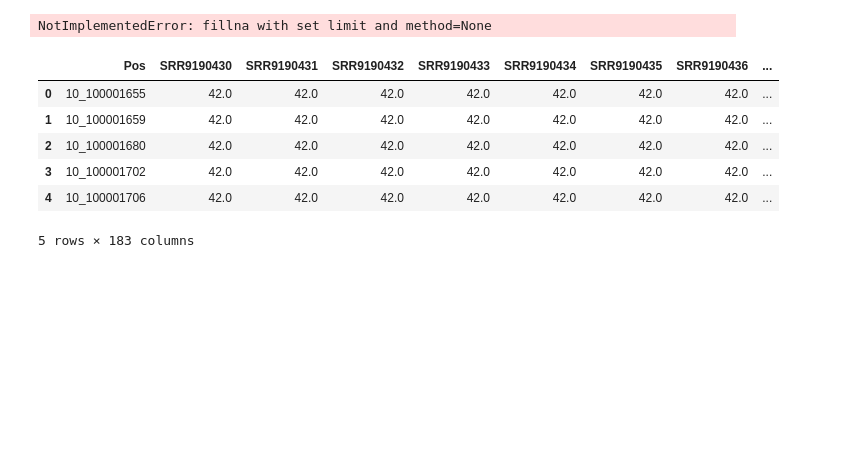
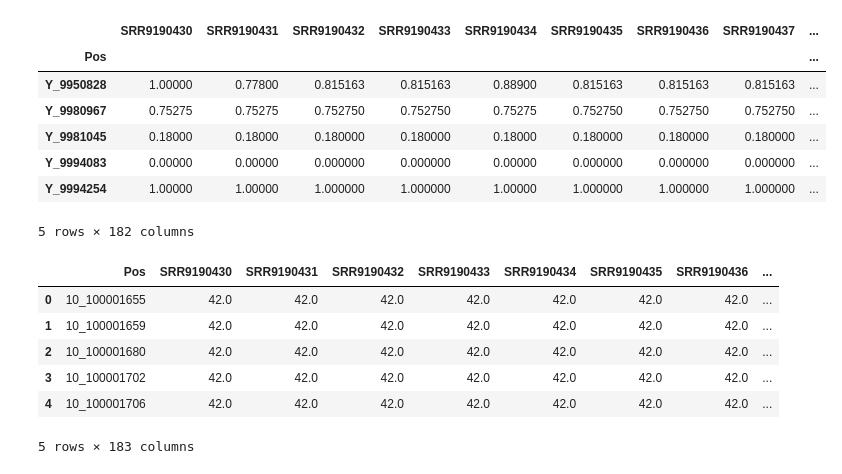
Before and after one commit to szazo/epigenetic-clock, a Jupyter notebook: prepare_data.ipynb, the cells around one changed output. Cells and saved outputs as stored; diff of their text form; code cells hidden in the pictures; blank space fills up the shorter version.

Commit message:
feat: prepare data using fillna

```diff
--- a/prepare_data.ipynb
+++ b/prepare_data.ipynb
@@ -46,0 +57,2 @@ Wall time: 51.2 ms
+# %%
+column_means = df.mean()
@@ -46,0 +63,2 @@ Wall time: 51.2 ms
+# %%
+df.fillna(column_means, inplace=True)
@@ -61,0 +74,6 @@ Length: 183, dtype: object
+# %%
+%%time
+
+import dask.dataframe as dd
+
+ddf = dd.from_pandas(df, npartitions=182)
@@ -62,7 +100,29 @@ Length: 183, dtype: object
 # %%
-withna = df.fillna(value=42, axis=1, limit=1)
+import dask
+import pandas as pd
+
+def fill_na_with_row_mean(df: pd.DataFrame):
+    return df.apply(lambda row: row.fillna(row.mean()), axis=1)
+
+ddf_filled = ddf.map_partitions(fill_na_with_row_mean, meta=ddf)
+
+
+
+#withna = df.fillna(value=42, axis=1, limit=1)
+#df_result = df.compute()
+
+#df_filled = df.apply(lambda row: row.fillna(row.mean()), axis=1)
-# %% [output]
-NotImplementedError: fillna with set limit and method=None
+# %%
+ddf_filled.tail()
+# %% [output]
+|  | SRR9190430 | SRR9190431 | SRR9190432 | SRR9190433 | SRR9190434 | SRR9190435 | SRR9190436 | SRR9190437 | ... |
+| Pos |  |  |  |  |  |  |  |  | ... |
+| Y_9950828 | 1.00000 | 0.77800 | 0.815163 | 0.815163 | 0.88900 | 0.815163 | 0.815163 | 0.815163 | ... |
+| Y_9980967 | 0.75275 | 0.75275 | 0.752750 | 0.752750 | 0.75275 | 0.752750 | 0.752750 | 0.752750 | ... |
+| Y_9981045 | 0.18000 | 0.18000 | 0.180000 | 0.180000 | 0.18000 | 0.180000 | 0.180000 | 0.180000 | ... |
+| Y_9994083 | 0.00000 | 0.00000 | 0.000000 | 0.000000 | 0.00000 | 0.000000 | 0.000000 | 0.000000 | ... |
+| Y_9994254 | 1.00000 | 1.00000 | 1.000000 | 1.000000 | 1.00000 | 1.000000 | 1.000000 | 1.000000 | ... |
+5 rows × 182 columns
 # %%
 df_result = withna.compute()
 # %%
```
Also changed, not shown: parts of 11 cells of this notebook, 2 other files.
